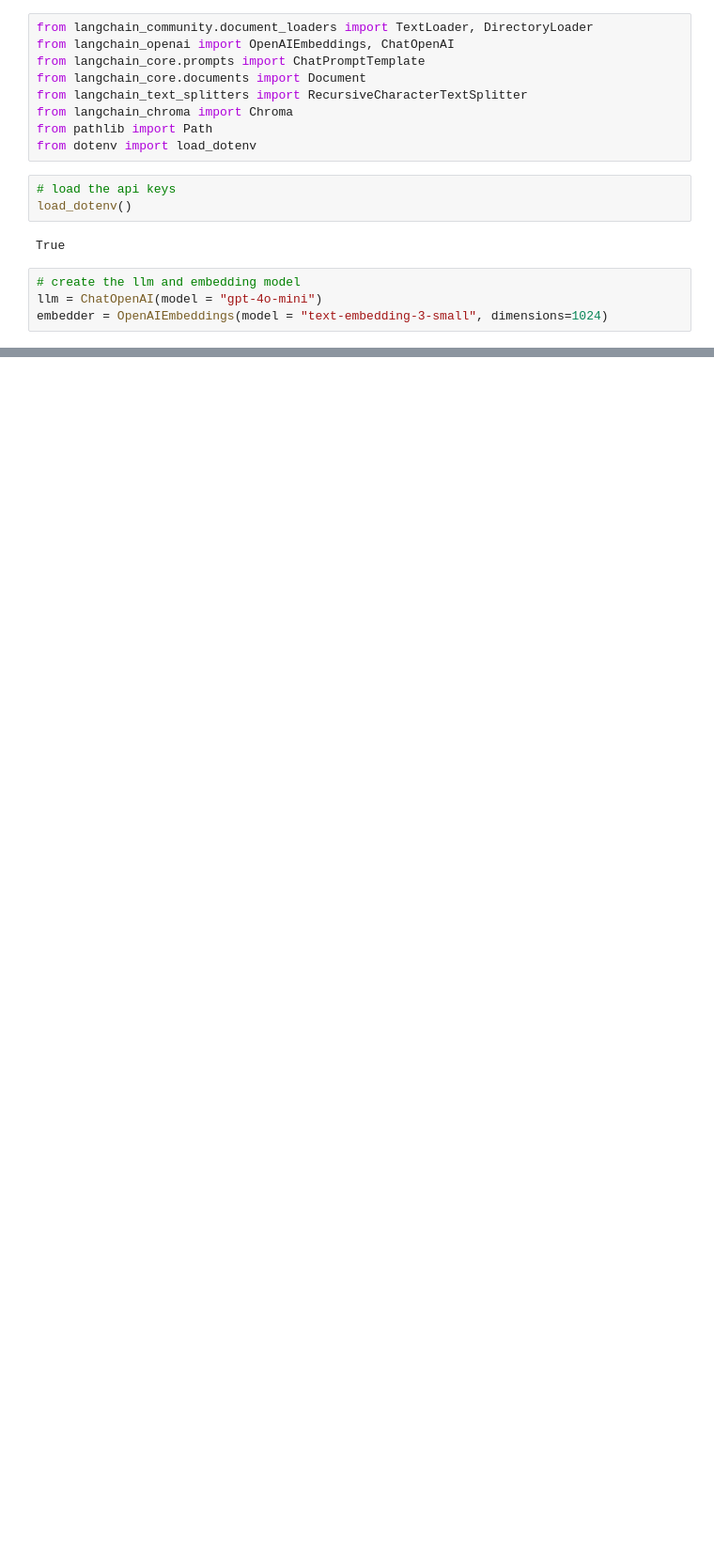
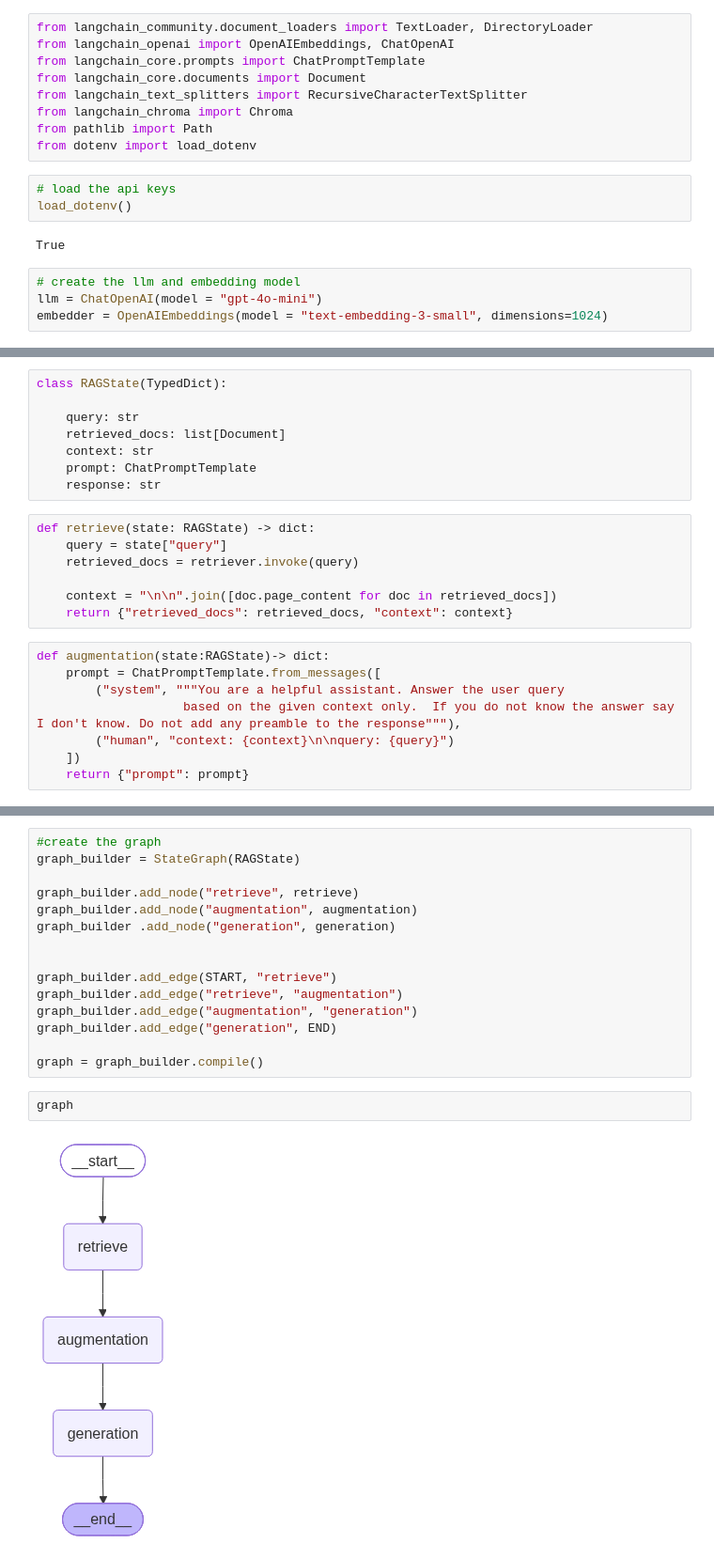
Before and after one commit to NeuralNuggetz/LLMOps, a Jupyter notebook: notebook/rag-app.ipynb, the cells around one changed output, grey strips where cells are left out. Shown at 94% size. Drawn from its saved outputs; the diff is of its cells as text; blank space fills up the shorter version.

```diff
--- a/notebook/rag-app.ipynb
+++ b/notebook/rag-app.ipynb
@@ -22,0 +73,23 @@ loader = DirectoryLoader(path = Path(""./))
+# %%
+class RAGState(TypedDict):
+
+    query: str
+    retrieved_docs: list[Document]
+    context: str
+    prompt: ChatPromptTemplate
+    response: str
+# %%
+def retrieve(state: RAGState) -> dict:
+    query = state["query"]
+    retrieved_docs = retriever.invoke(query)
+
+    context = "\n\n".join([doc.page_content for doc in retrieved_docs])
+    return {"retrieved_docs": retrieved_docs, "context": context}
+# %%
+def augmentation(state:RAGState)-> dict:
+    prompt = ChatPromptTemplate.from_messages([
+        ("system", """You are a helpful assistant. Answer the user query
+                    based on the given context only.  If you do not know the answer say I don't know. Do not add any preamble to the response"""),
+        ("human", "context: {context}\n\nquery: {query}")
+    ])
+    return {"prompt": prompt}
@@ -22,0 +109,19 @@ loader = DirectoryLoader(path = Path(""./))
+# %%
+#create the graph
+graph_builder = StateGraph(RAGState)
+
+graph_builder.add_node("retrieve", retrieve)
+graph_builder.add_node("augmentation", augmentation)
+graph_builder .add_node("generation", generation)
+
+
+graph_builder.add_edge(START, "retrieve")
+graph_builder.add_edge("retrieve", "augmentation")
+graph_builder.add_edge("augmentation", "generation")
+graph_builder.add_edge("generation", END)
+
+graph = graph_builder.compile()
+# %%
+graph
+# %% [output]
+[figure, added]
```
Also changed, not shown: parts of 11 cells of this notebook, 1 other file.
